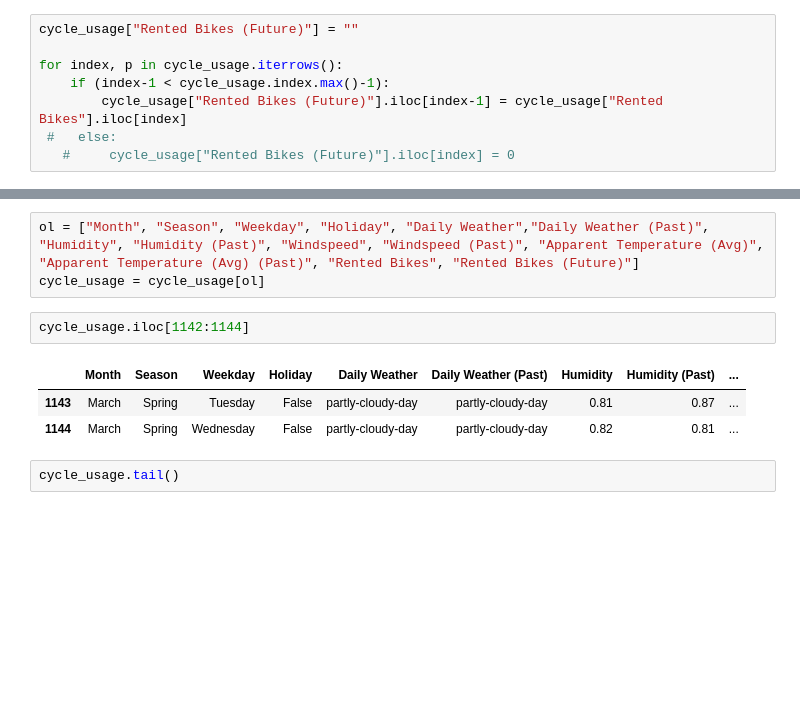
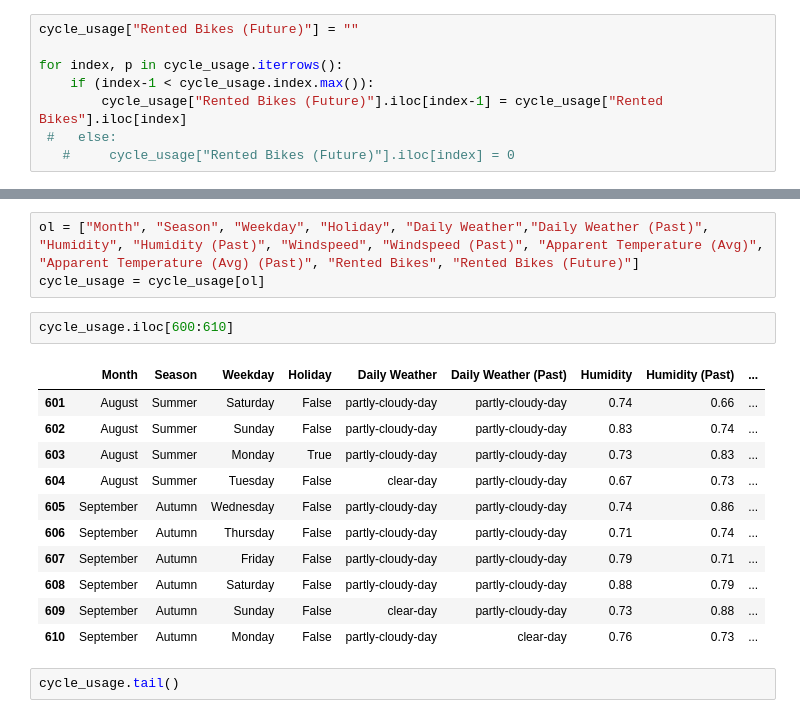
Before and after one commit to dataBikeHsUlm/MapReduce, a Jupyter notebook: Data_Munging/Feature Engineering Kings Cross.ipynb, the cells around one changed output, grey strips where cells are left out. Saved outputs shown, nothing was run; the diff lists cells and outputs as text; blank space fills up the shorter version.

```diff
--- a/Data_Munging/Feature Engineering Kings Cross.ipynb
+++ b/Data_Munging/Feature Engineering Kings Cross.ipynb
@@ -397,7 +392,7 @@ Add rented bikes `future` feature.
 cycle_usage["Rented Bikes (Future)"] = ""
 
 for index, p in cycle_usage.iterrows():
-    if (index-1 < cycle_usage.index.max()-1):
+    if (index-1 < cycle_usage.index.max()):
         cycle_usage["Rented Bikes (Future)"].iloc[index-1] = cycle_usage["Rented Bikes"].iloc[index]
  #   else:
    #     cycle_usage["Rented Bikes (Future)"].iloc[index] = 0
@@ -582,11 +565,19 @@ cycle_usage
 ol = ["Month", "Season", "Weekday", "Holiday", "Daily Weather","Daily Weather (Past)", "Humidity", "Humidity (Past)", "Windspeed", "Windspeed (Past)", "Apparent Temperature (Avg)", "Apparent Temperature (Avg) (Past)", "Rented Bikes", "Rented Bikes (Future)"]
 cycle_usage = cycle_usage[ol]
 # %%
-cycle_usage.iloc[1142:1144]
+cycle_usage.iloc[600:610]
 # %% [output]
 |  | Month | Season | Weekday | Holiday | Daily Weather | Daily Weather (Past) | Humidity | Humidity (Past) | ... |
-| 1143 | March | Spring | Tuesday | False | partly-cloudy-day | partly-cloudy-day | 0.81 | 0.87 | ... |
-| 1144 | March | Spring | Wednesday | False | partly-cloudy-day | partly-cloudy-day | 0.82 | 0.81 | ... |
+| 601 | August | Summer | Saturday | False | partly-cloudy-day | partly-cloudy-day | 0.74 | 0.66 | ... |
+| 602 | August | Summer | Sunday | False | partly-cloudy-day | partly-cloudy-day | 0.83 | 0.74 | ... |
+| 603 | August | Summer | Monday | True | partly-cloudy-day | partly-cloudy-day | 0.73 | 0.83 | ... |
+| 604 | August | Summer | Tuesday | False | clear-day | partly-cloudy-day | 0.67 | 0.73 | ... |
+| 605 | September | Autumn | Wednesday | False | partly-cloudy-day | partly-cloudy-day | 0.74 | 0.86 | ... |
+| 606 | September | Autumn | Thursday | False | partly-cloudy-day | partly-cloudy-day | 0.71 | 0.74 | ... |
+| 607 | September | Autumn | Friday | False | partly-cloudy-day | partly-cloudy-day | 0.79 | 0.71 | ... |
+| 608 | September | Autumn | Saturday | False | partly-cloudy-day | partly-cloudy-day | 0.88 | 0.79 | ... |
+| 609 | September | Autumn | Sunday | False | clear-day | partly-cloudy-day | 0.73 | 0.88 | ... |
+| 610 | September | Autumn | Monday | False | partly-cloudy-day | clear-day | 0.76 | 0.73 | ... |
 # %%
 cycle_usage.tail()
 # %% [output]
```
Also changed, not shown: parts of 4 cells of this notebook, 2 other files.
